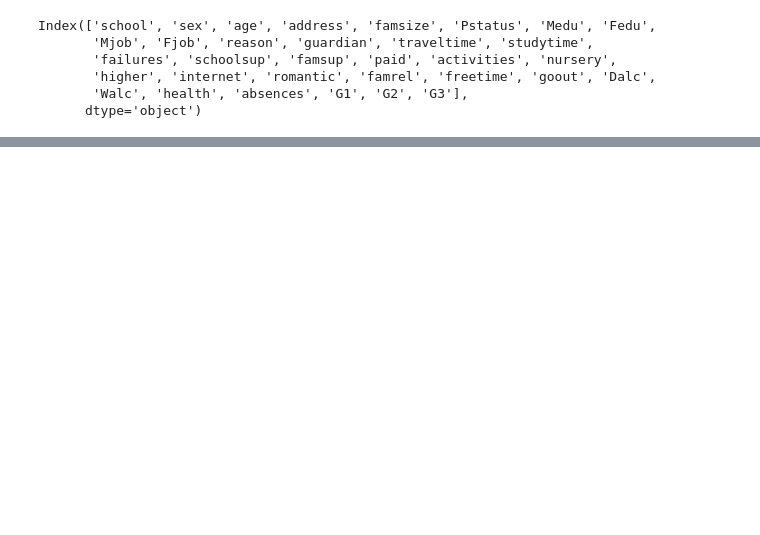
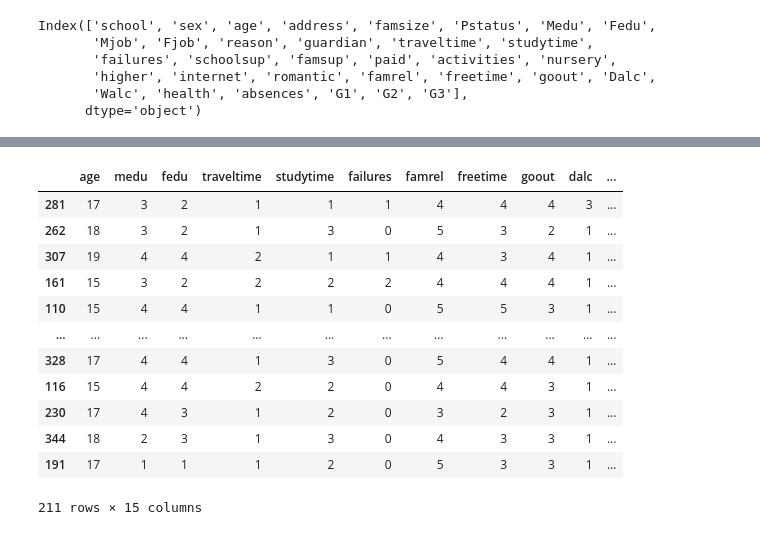
Before and after one commit to cfdonmez/MLBoot, a Jupyter notebook: Week2/extras/mathAnalysis.ipynb, the cells around one changed output, grey strips where cells are left out. Drawn from its saved outputs; the diff is of its cells as text; code cells hidden in the pictures; blank space fills up the shorter version.

```diff
--- a/Week2/extras/mathAnalysis.ipynb
+++ b/Week2/extras/mathAnalysis.ipynb
@@ -36,0 +108,4 @@ dtype: object
+# %%
+df_train_full, df_test = train_test_split(df, test_size=0.2, random_state=32)
+# %%
+df_train, df_val = train_test_split(df_train_full, test_size=0.33, random_state=31)
@@ -36,0 +133,2 @@ dtype: object
+# %%
+numerical = df.columns[df.dtypes != object]
@@ -36,0 +277,4 @@ dtype: object
+# %%
+numerNew=list(numerical)
+numerNew.remove('g3')
+numerNew.remove('results')
@@ -36,0 +383,16 @@ dtype: object
+# %%
+df_train[numerNew]
+# %% [output]
+|  | age | medu | fedu | traveltime | studytime | failures | famrel | freetime | goout | dalc | ... |
+| 281 | 17 | 3 | 2 | 1 | 1 | 1 | 4 | 4 | 4 | 3 | ... |
+| 262 | 18 | 3 | 2 | 1 | 3 | 0 | 5 | 3 | 2 | 1 | ... |
+| 307 | 19 | 4 | 4 | 2 | 1 | 1 | 4 | 3 | 4 | 1 | ... |
+| 161 | 15 | 3 | 2 | 2 | 2 | 2 | 4 | 4 | 4 | 1 | ... |
+| 110 | 15 | 4 | 4 | 1 | 1 | 0 | 5 | 5 | 3 | 1 | ... |
+| ... | ... | ... | ... | ... | ... | ... | ... | ... | ... | ... | ... |
+| 328 | 17 | 4 | 4 | 1 | 3 | 0 | 5 | 4 | 4 | 1 | ... |
+| 116 | 15 | 4 | 4 | 2 | 2 | 0 | 4 | 4 | 3 | 1 | ... |
+| 230 | 17 | 4 | 3 | 1 | 2 | 0 | 3 | 2 | 3 | 1 | ... |
+| 344 | 18 | 2 | 3 | 1 | 3 | 0 | 4 | 3 | 3 | 1 | ... |
+| 191 | 17 | 1 | 1 | 1 | 2 | 0 | 5 | 3 | 3 | 1 | ... |
+211 rows × 15 columns
```
Also changed, not shown: parts of 54 cells of this notebook.
